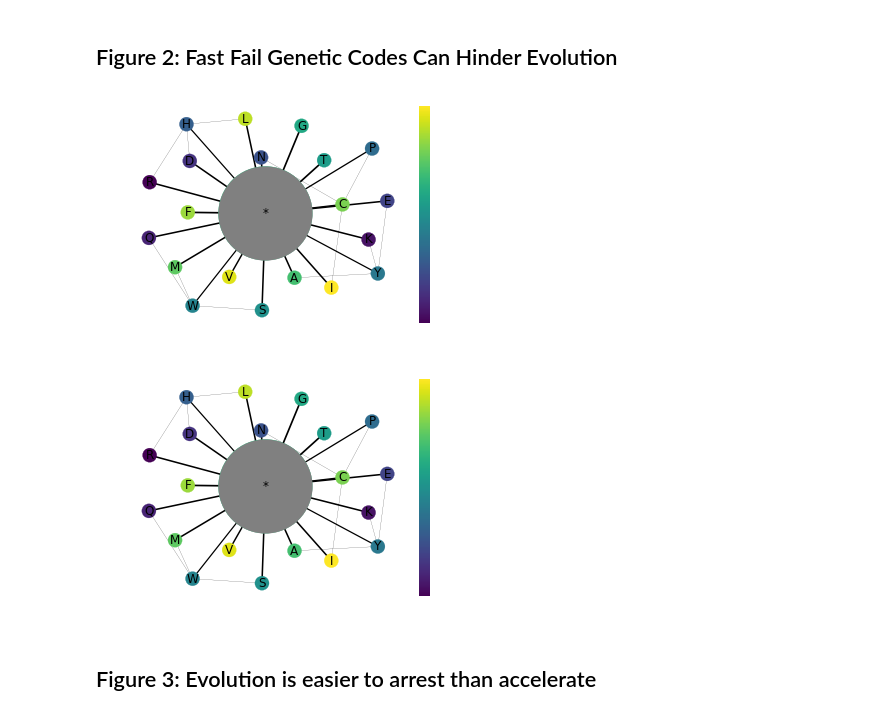
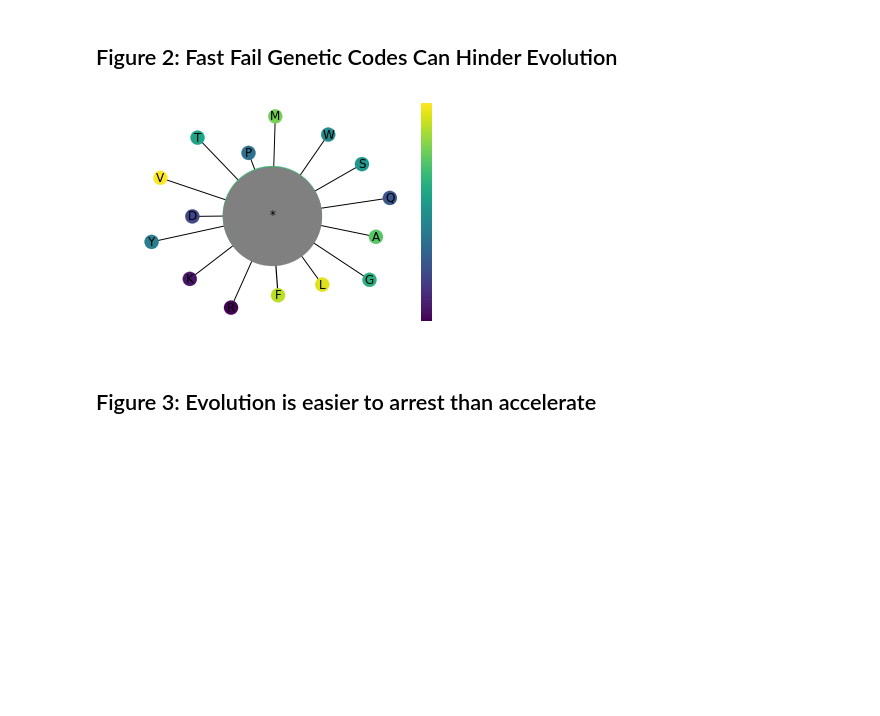
Before and after one commit to EndyLab/codon-tables, a Jupyter notebook: notebooks/fast_fail_figs.ipynb, the cells around one changed output. Drawn from its saved outputs; the diff is of its cells as text; code cells hidden in the pictures; blank space fills up the shorter version.

```diff
--- a/notebooks/fast_fail_figs.ipynb
+++ b/notebooks/fast_fail_figs.ipynb
@@ -27,18 +27,18 @@ from src.bacteria import strain
 
 sns.set_context("paper")
 # get fast fail table
-ff_path = '/home/jonathan/Dropbox/Lab/Fast Fail/res/Isaac-pickle-jar/FFpickles/'
+ff_path = '/home/jon/Dropbox/Lab/Fast Fail/res/Isaac-pickle-jar/FFpickles/'
 with open(ff_path+'ff20_table.pickle', 'rb') as handle:
     fftable = codonTable(table=pickle.load(handle))
 # get ff16 table
 with open(ff_path+'ff16_table.pickle', 'rb') as handle:
     ff16_table = codonTable(table=pickle.load(handle))
 # get reductionist code
-with open('/home/jonathan/Lab/Fast Fail/res/Reductionist Code/reductionist20.pickle', 'rb') as handle:
+with open('/home/jon/Lab/Fast Fail/res/Reductionist Code/reductionist20.pickle', 'rb') as handle:
     red20 = codonTable(pickle.load(handle))
 
 # get reduct14 code
-with open('/home/jonathan/Lab/Fast Fail/res/Reductionist Code/reductionist15.pickle', 'rb') as handle:
+with open('/home/jon/Lab/Fast Fail/res/Reductionist Code/reductionist15.pickle', 'rb') as handle:
     red15 = codonTable(pickle.load(handle))
 
 # get promiscuous tables
@@ -311,21 +312,20 @@ print(block_array[3])
 # %%
 ################
 # Figures 2a-c #
 ################
 
 # plot and save some shiznit
-path = '/home/jonathan/Lab/Fast Fail/Figures/Figure 2/'
+path = '/home/jon/Lab/Fast Fail/Figures/Figure 2/'
 # fftable.codonTable.to_csv(path+'fftable.csv')
 # fftable.plotGraph()#filename=path+'ff_graph.svg')
 # ff16_table.codonTable.to_csv(path+'ff16.csv')
 # ff16_table.plotGraph(filename=path+'ff16_graph.svg')
 # red20.plotGraph(filename=path+'reductionist_graph.svg')
 # red20.codonTable.to_csv(path+'red20.csv')
-# red15.plotGraph(filename=path+'reduct15_graph.svg')
-# red15.codonTable.to_csv(path+'red15.csv')
+red15.plotGraph(filename=path+'reduct15_graph.svg')
+red15.codonTable.to_csv(path+'red15.csv')
 # %% [output]
-[figure, old version]
+[figure, new version]
-[figure, removed]
 # %% [markdown]
 ## Figure 3: Evolution is easier to arrest than accelerate
 # %%
```
Also changed, not shown: parts of 12 cells of this notebook, 1 other file.
